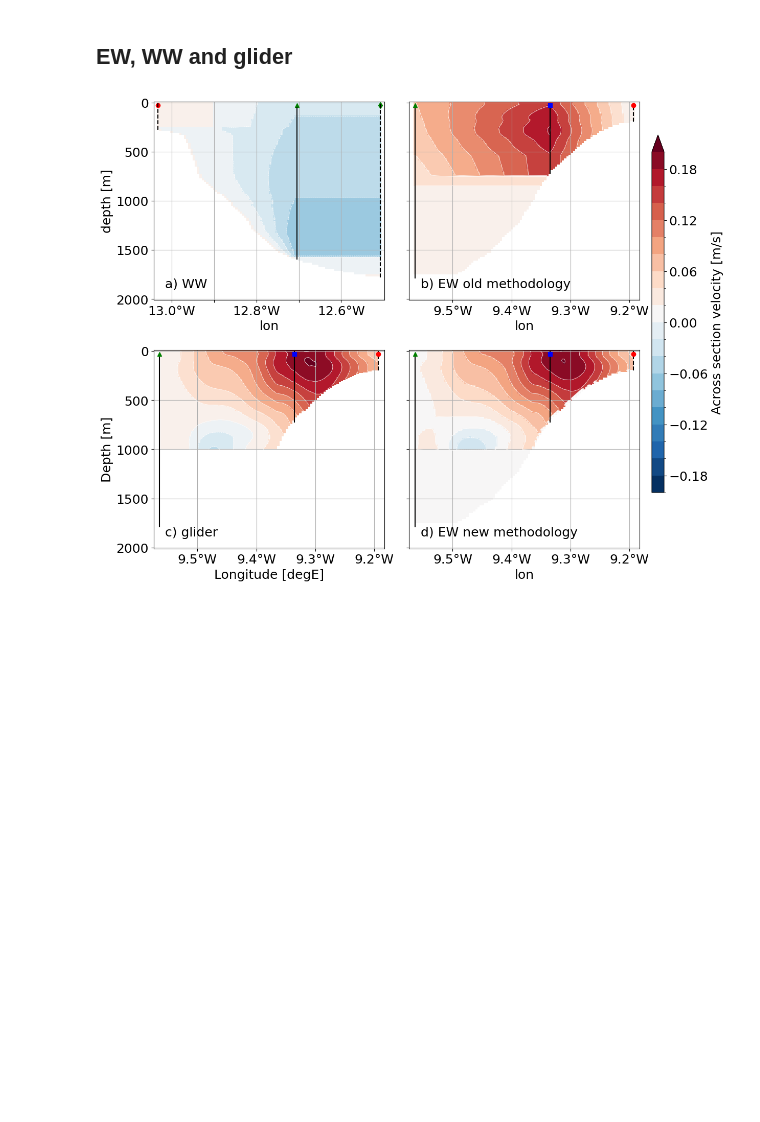
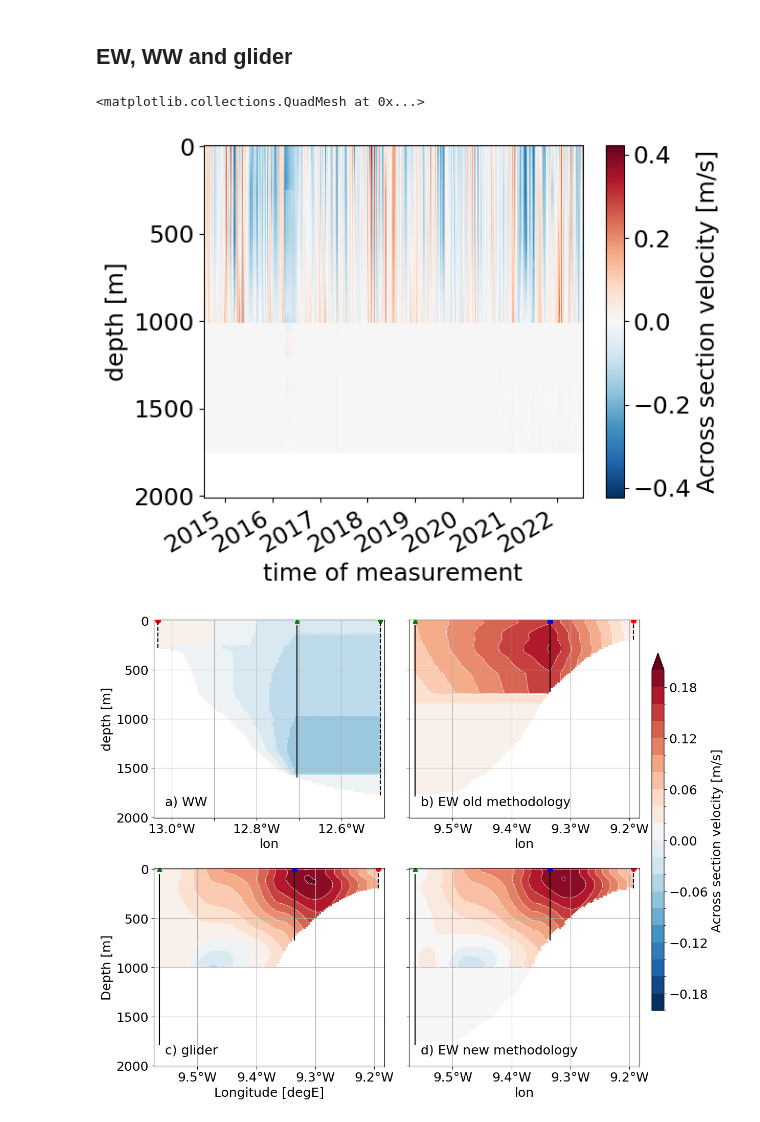
Before and after one commit to ScotMarPhys/Rockall_Trough_Transports, a Jupyter notebook: notebooks/9.0_Paper_Rockall_Trough_Results.ipynb, the cells around one changed output. Cells and saved outputs as stored; diff of their text form; code cells hidden in the pictures; blank space fills up the shorter version.

```diff
--- a/notebooks/9.0_Paper_Rockall_Trough_Results.ipynb
+++ b/notebooks/9.0_Paper_Rockall_Trough_Results.ipynb
@@ -226,6 +182,13 @@ for ax in axs:
 [figure]
 # %% [markdown]
 ## EW, WW and glider
+# %%
+new = ds_q_RT.v.sel(lon=ds_q_RTEW.lon.min())
+old = v_old.sel(lon=v_old.lon.min())
+(new-old).plot(yincrease=False)
+# %% [output]
+<matplotlib.collections.QuadMesh at 0x...>
+[figure, added]
 # %%
 fs=18
 font = {'weight' : 'normal',
```
Also changed, not shown: parts of 9 cells of this notebook, 1 other file.
